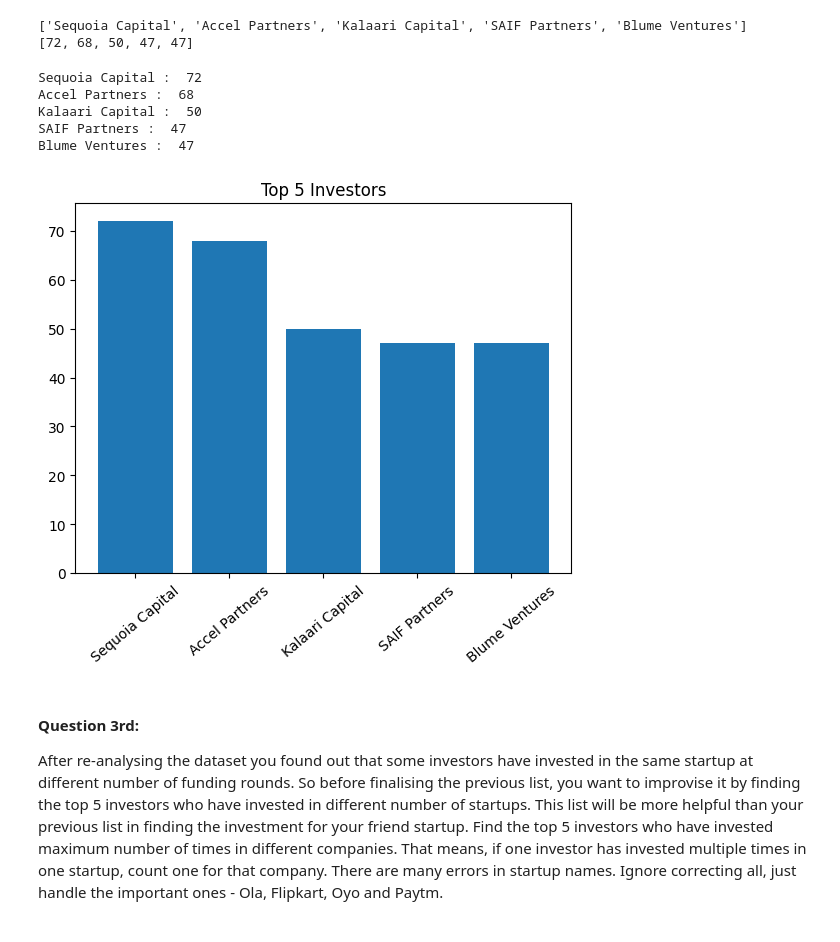
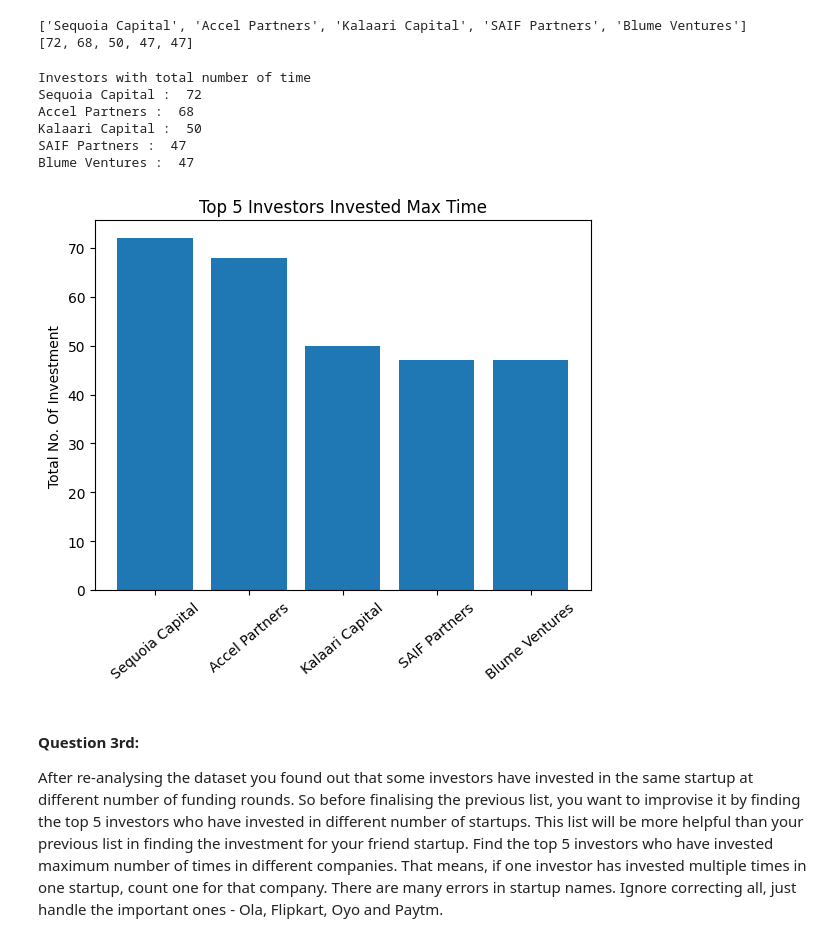
Before and after one commit to Aman-JR/Data_Science, a Jupyter notebook: Project Case Study/Project.ipynb, the cells around one changed output. Saved outputs shown, nothing was run; the diff lists cells and outputs as text; code cells hidden in the pictures.

```diff
--- a/Project Case Study/Project.ipynb
+++ b/Project Case Study/Project.ipynb
@@ -216,19 +218,22 @@ print(Count)
 ['Sequoia Capital', 'Accel Partners', 'Kalaari Capital', 'SAIF Partners', 'Blume Ventures']
 [72, 68, 50, 47, 47]
 # %%
+print('Investors with total number of time')
 for i in range(0,len(Names)):
     print(Names[i],': ',Count[i])
 plt.bar(Names,Count)
-plt.title("Top 5 Investors")
+plt.title("Top 5 Investors Invested Max Time")
+plt.ylabel("Total No. Of Investment")
 plt.xticks(rotation = 40)
 plt.show()
 # %% [output]
+Investors with total number of time
 Sequoia Capital :  72
 Accel Partners :  68
 Kalaari Capital :  50
 SAIF Partners :  47
 Blume Ventures :  47
-[figure, old version]
+[figure, new version]
 # %% [markdown]
 #### Question 3rd:
 After re-analysing the dataset you found out
```
Also changed, not shown: parts of 23 cells of this notebook, 2 other files.
